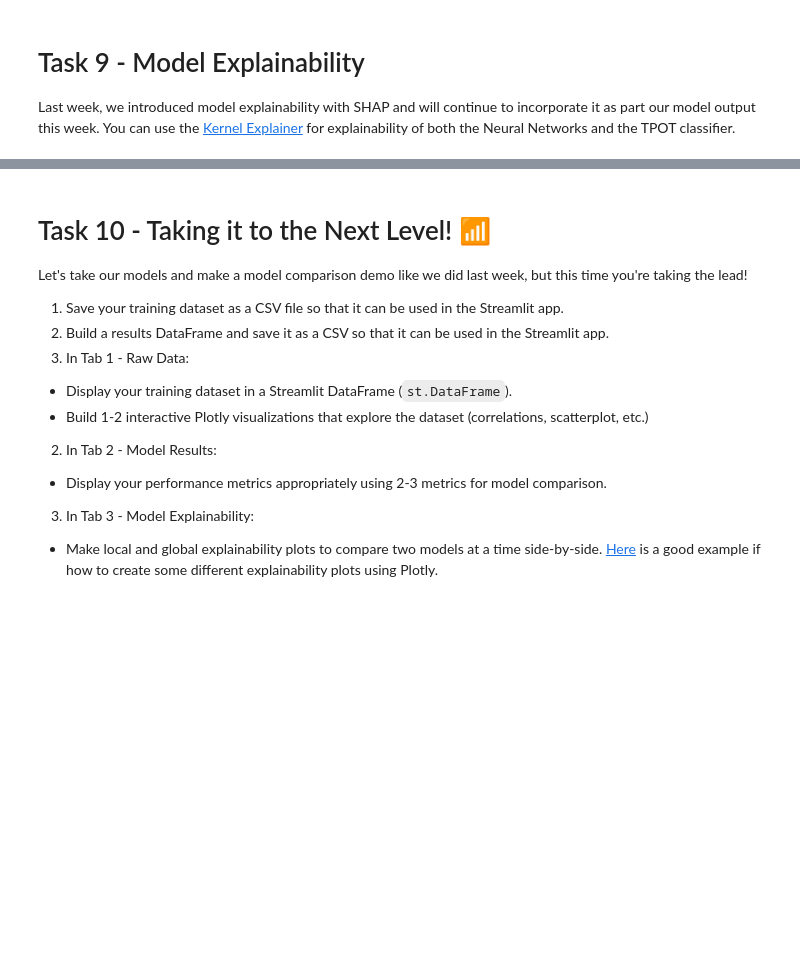
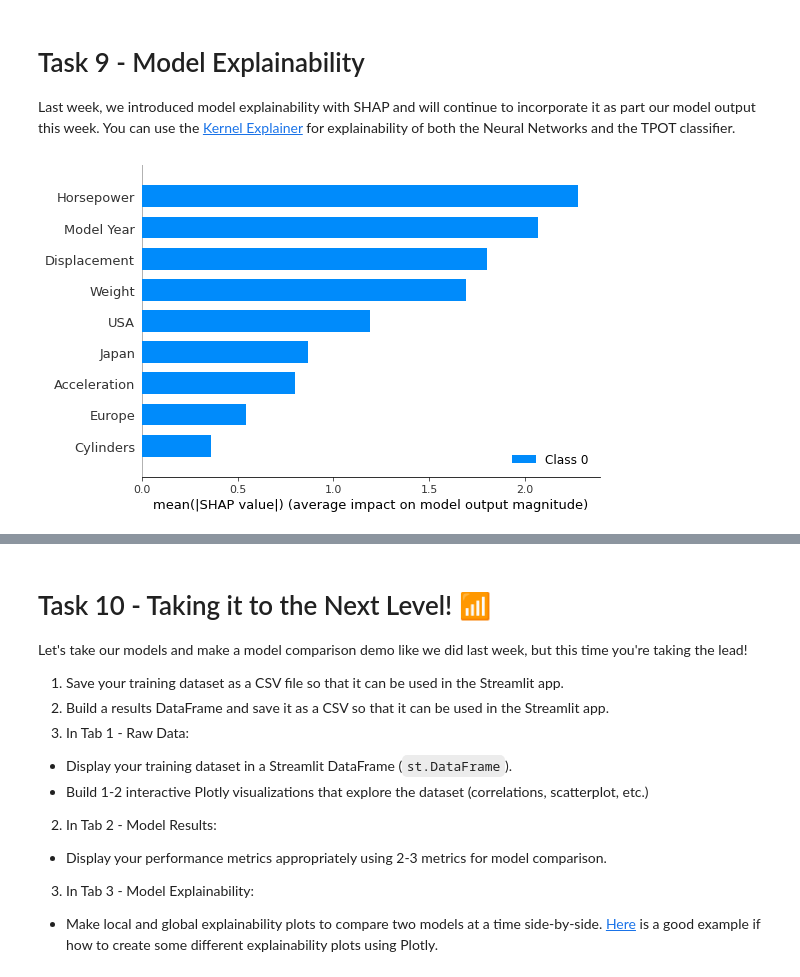
Before and after one commit to sushvij/assignment7, a Jupyter notebook: Copy_of_Sush_Copy_of_fuel_efficiency.ipynb, the cells around one changed output, grey strips where cells are left out. Cells and saved outputs as stored; diff of their text form; code cells hidden in the pictures; blank space fills up the shorter version.

```diff
--- a/Copy_of_Sush_Copy_of_fuel_efficiency.ipynb
+++ b/Copy_of_Sush_Copy_of_fuel_efficiency.ipynb
@@ -866,0 +956,11 @@ import shap
+# %%
+#using the standard way
+
+dnn_explainer = shap.KernelExplainer(dnn_model, test_features) #YOUR CODE GOES HERE
+# %%
+dnn_shap_values = dnn_explainer.shap_values(test_features, nsamples=500)
+# %%
+#all hail horsepower
+shap.summary_plot(dnn_shap_values, test_features, plot_type='bar')
+# %% [output]
+[figure, added]
```
Also changed, not shown: parts of 84 cells of this notebook.
